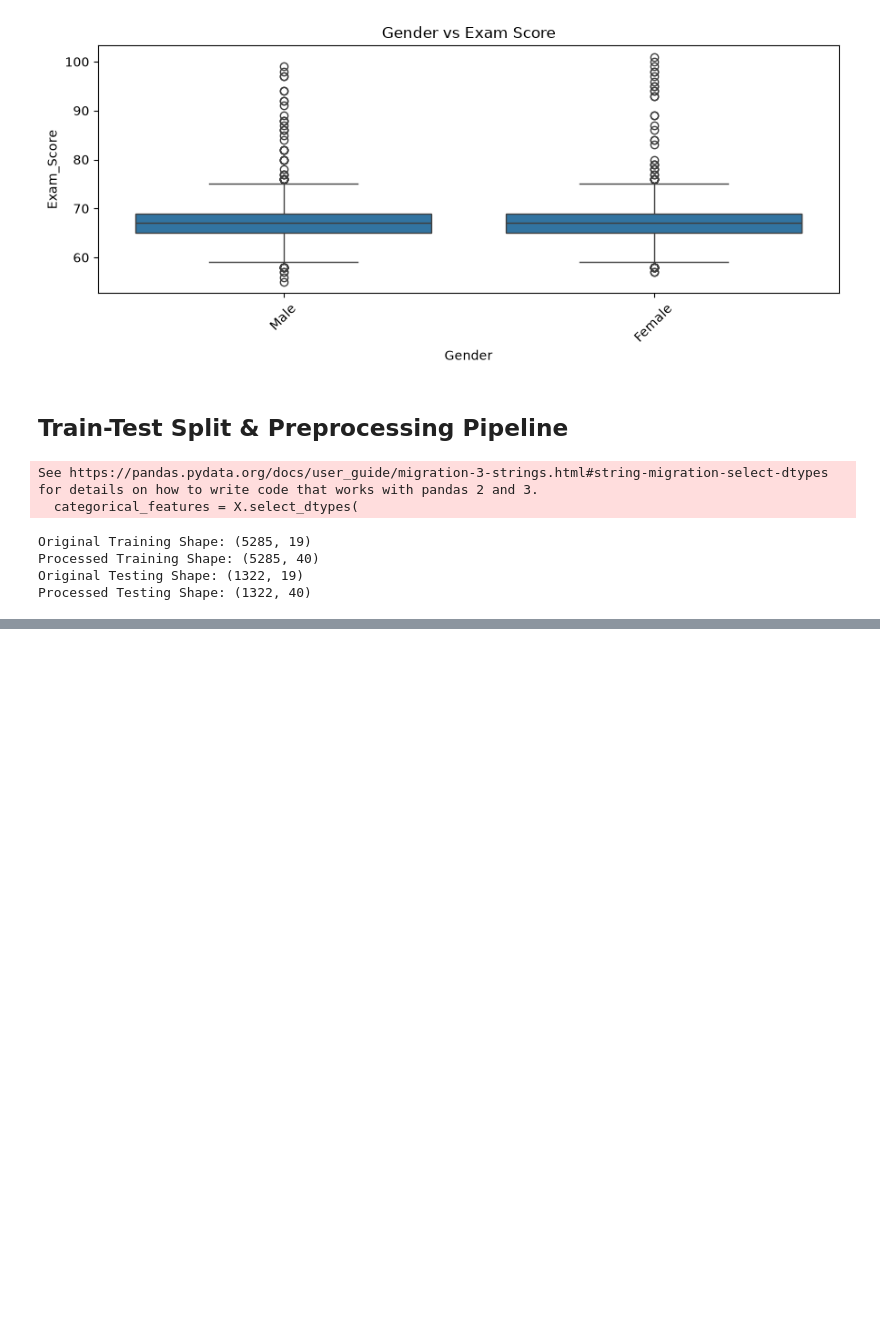
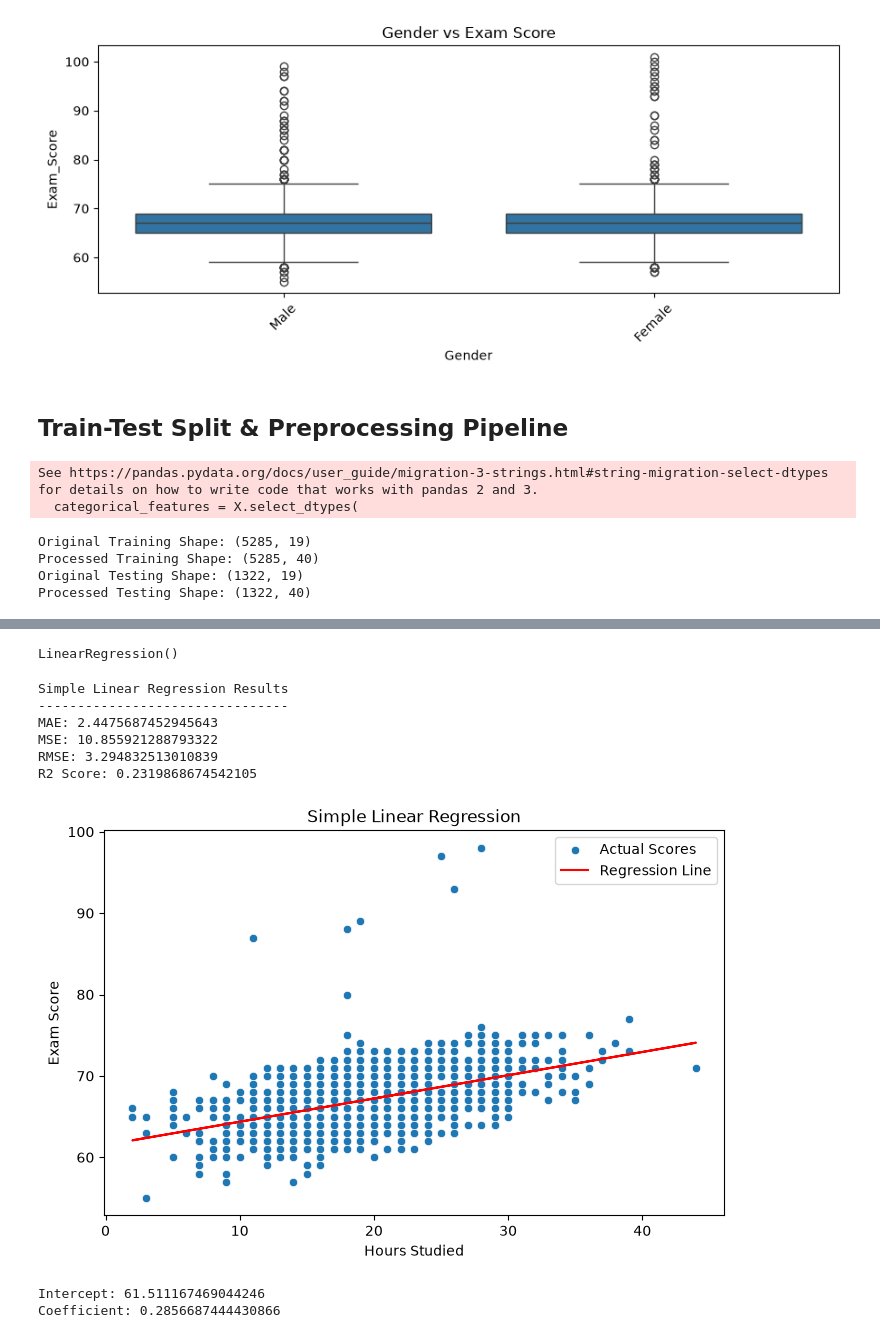
Before and after one commit to mdraihanmostafa746-coder/Student-Academic-Performance-Analysis-and-Prediction, a Jupyter notebook: notebooks/student_performance_analysis.ipynb, the cells around one changed output, grey strips where cells are left out. Saved outputs shown, nothing was run; the diff lists cells and outputs as text; code cells hidden in the pictures; blank space fills up the shorter version.

Commit message:
Complete Simple Linear Regression

```diff
--- a/notebooks/student_performance_analysis.ipynb
+++ b/notebooks/student_performance_analysis.ipynb
@@ -644,0 +653,70 @@ Processed Testing Shape: (1322, 40)
+# %%
+X_simple = df_clean[['Hours_Studied']]
+y_simple = df_clean['Exam_Score']
+# %%
+X_train_simple, X_test_simple, y_train_simple, y_test_simple = train_test_split(
+    X_simple,
+    y_simple,
+    test_size=0.2,
+    random_state=42
+)
+# %%
+simple_model = LinearRegression()
+
+simple_model.fit(X_train_simple, y_train_simple)
+# %% [output]
+LinearRegression()
+# %%
+y_pred_simple = simple_model.predict(X_test_simple)
+# %%
+mae = mean_absolute_error(y_test_simple, y_pred_simple)
+
+mse = mean_squared_error(y_test_simple, y_pred_simple)
+
+rmse = np.sqrt(mse)
+
+r2 = r2_score(y_test_simple, y_pred_simple)
+
+print("Simple Linear Regression Results")
+print("--------------------------------")
+print("MAE:", mae)
+print("MSE:", mse)
+print("RMSE:", rmse)
+print("R2 Score:", r2)
+# %% [output]
+Simple Linear Regression Results
+--------------------------------
+MAE: 2.4475687452945643
+MSE: 10.855921288793322
+RMSE: 3.294832513010839
+R2 Score: 0.2319868674542105
+# %%
+plt.figure(figsize=(8, 5))
+
+sns.scatterplot(
+    x=X_test_simple['Hours_Studied'],
+    y=y_test_simple,
+    label='Actual Scores'
+)
+
+plt.plot(
+    X_test_simple['Hours_Studied'],
+    y_pred_simple,
+    color='red',
+    label='Regression Line'
+)
+
+plt.title('Simple Linear Regression')
+plt.xlabel('Hours Studied')
+plt.ylabel('Exam Score')
+plt.legend()
+
+plt.show()
+# %% [output]
+[figure, added]
+# %%
+print("Intercept:", simple_model.intercept_)
+print("Coefficient:", simple_model.coef_[0])
+# %% [output]
+Intercept: 61.511167469044246
+Coefficient: 0.2856687444430866
```
Also changed, not shown: parts of 2 cells of this notebook.
